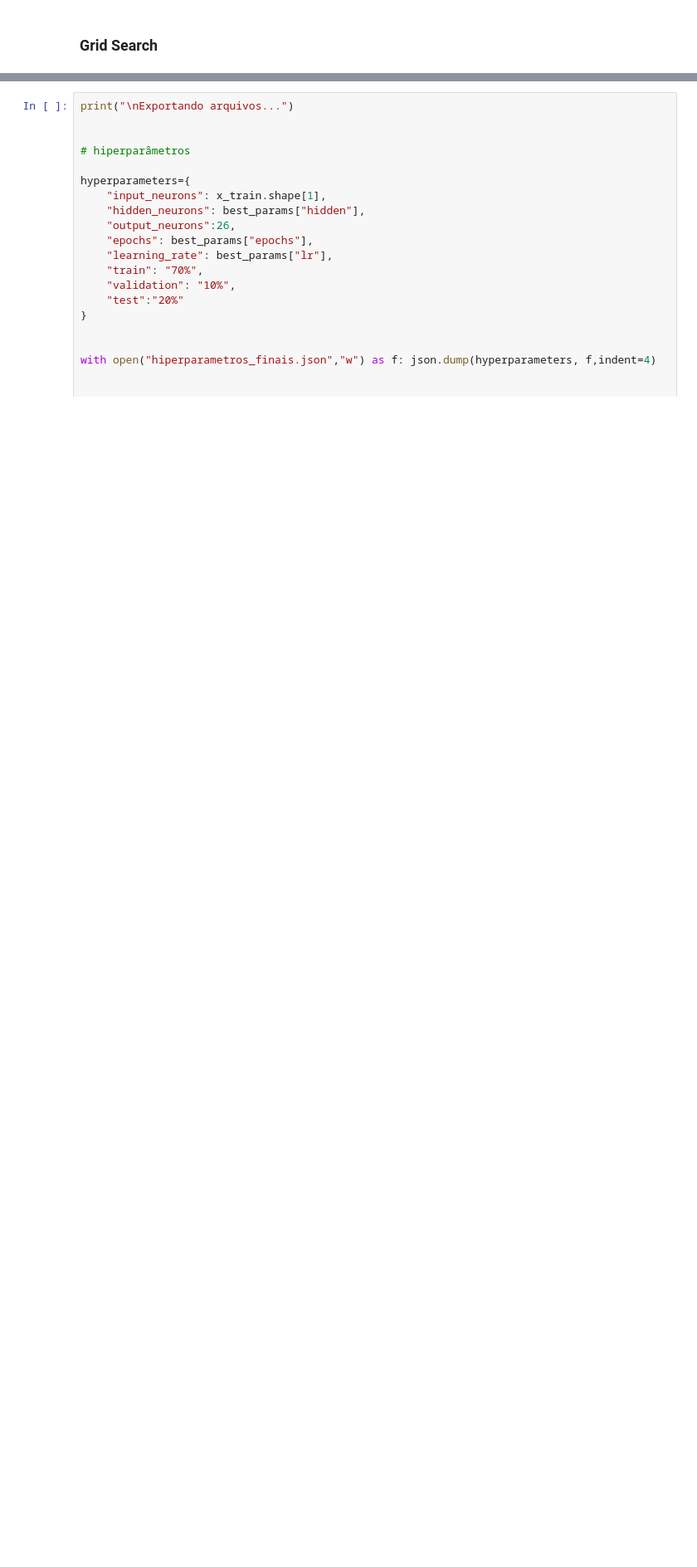
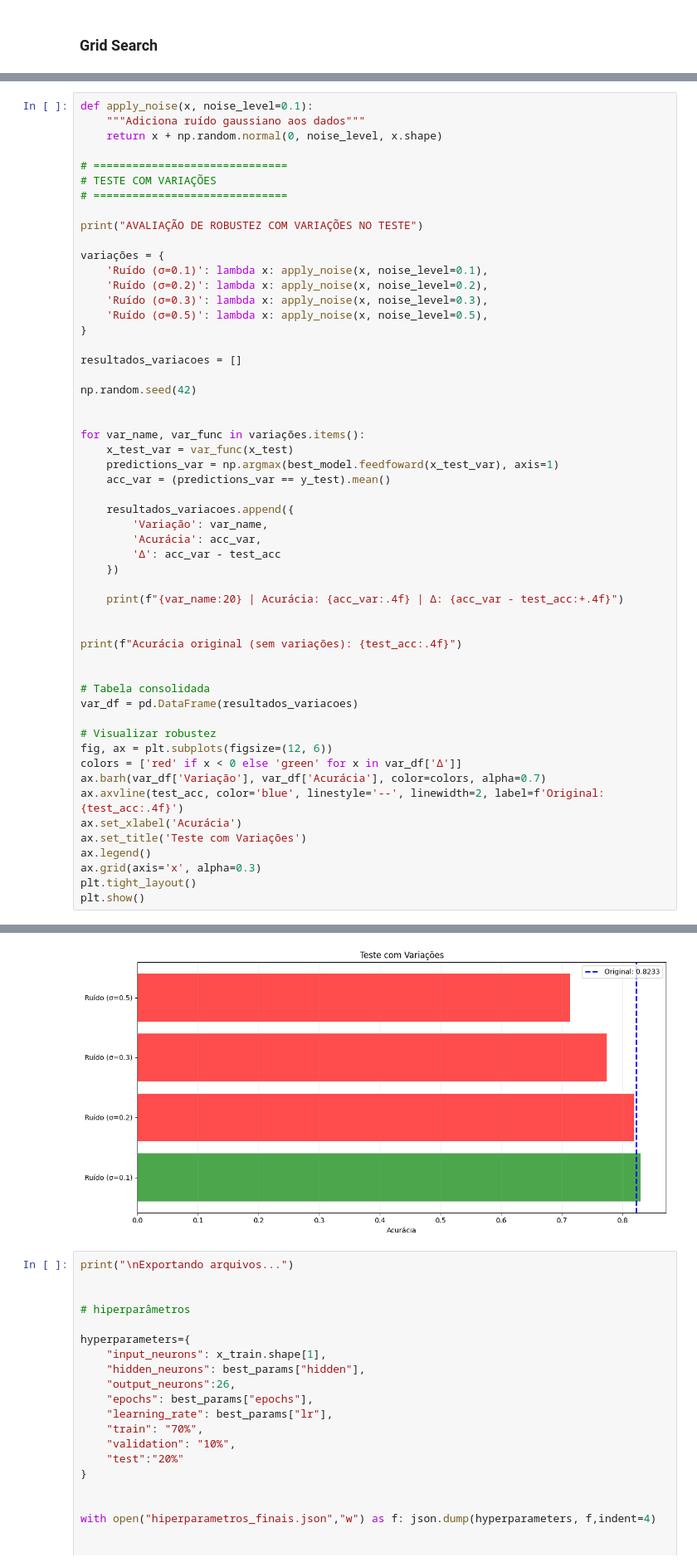
Before and after one commit to GustavoElDib/Multilayer_Perceptron, a Jupyter notebook: NNmodel.ipynb, the cells around one changed output, grey strips where cells are left out. Shown at 83% size. Saved outputs shown, nothing was run; the diff lists cells and outputs as text; blank space fills up the shorter version.

```diff
--- a/NNmodel.ipynb
+++ b/NNmodel.ipynb
@@ -388,0 +436,55 @@ Confiança: 51.50%
+# %%
+def apply_noise(x, noise_level=0.1):
+    """Adiciona ruído gaussiano aos dados"""
+    return x + np.random.normal(0, noise_level, x.shape)
+
+# ==============================
+# TESTE COM VARIAÇÕES
+# ==============================
+
+print("AVALIAÇÃO DE ROBUSTEZ COM VARIAÇÕES NO TESTE")
+
+variações = {
+    'Ruído (σ=0.1)': lambda x: apply_noise(x, noise_level=0.1),
+    'Ruído (σ=0.2)': lambda x: apply_noise(x, noise_level=0.2),
+    'Ruído (σ=0.3)': lambda x: apply_noise(x, noise_level=0.3),
+    'Ruído (σ=0.5)': lambda x: apply_noise(x, noise_level=0.5),
+}
+
+resultados_variacoes = []
+
+np.random.seed(42)
+
+
+for var_name, var_func in variações.items():
+    x_test_var = var_func(x_test)
+    predictions_var = np.argmax(best_model.feedfoward(x_test_var), axis=1)
+    acc_var = (predictions_var == y_test).mean()
+
+    resultados_variacoes.append({
+        'Variação': var_name,
+        'Acurácia': acc_var,
+        'Δ': acc_var - test_acc
+    })
+
+    print(f"{var_name:20} | Acurácia: {acc_var:.4f} | Δ: {acc_var - test_acc:+.4f}")
+
+
+print(f"Acurácia original (sem variações): {test_acc:.4f}")
+
+
+# Tabela consolidada
+var_df = pd.DataFrame(resultados_variacoes)
+
+# Visualizar robustez
+fig, ax = plt.subplots(figsize=(12, 6))
+colors = ['red' if x < 0 else 'green' for x in var_df['Δ']]
+ax.barh(var_df['Variação'], var_df['Acurácia'], color=colors, alpha=0.7)
+ax.axvline(test_acc, color='blue', linestyle='--', linewidth=2, label=f'Original: {test_acc:.4f}')
+ax.set_xlabel('Acurácia')
+ax.set_title('Teste com Variações')
+ax.legend()
+ax.grid(axis='x', alpha=0.3)
+plt.tight_layout()
+plt.show()
+# %% [output]
@@ -389,3 +497,4 @@ Confiança: 51.50%
+[figure, added]
 # %%
 print("\nExportando arquivos...")
 
```
Also changed, not shown: parts of 16 cells of this notebook, 13 other files.
